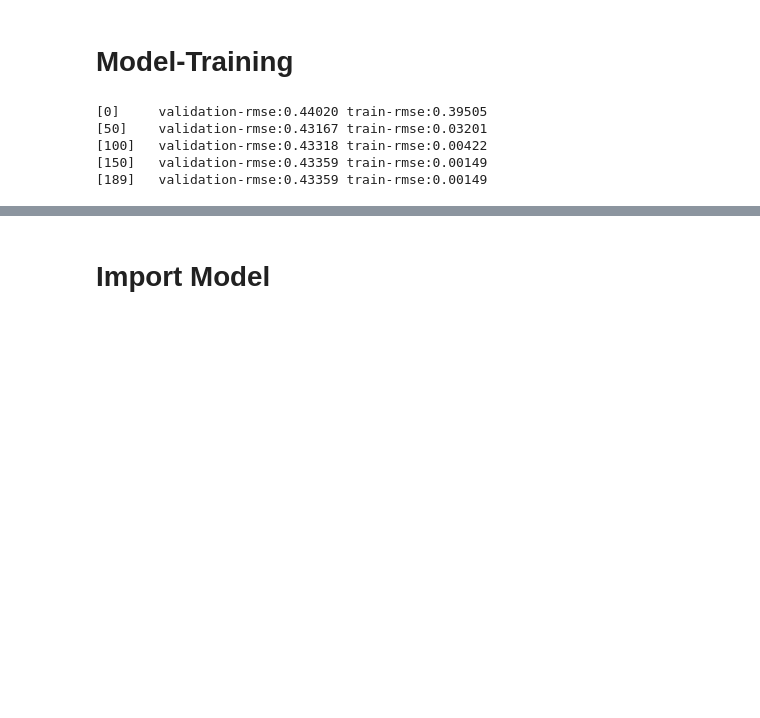
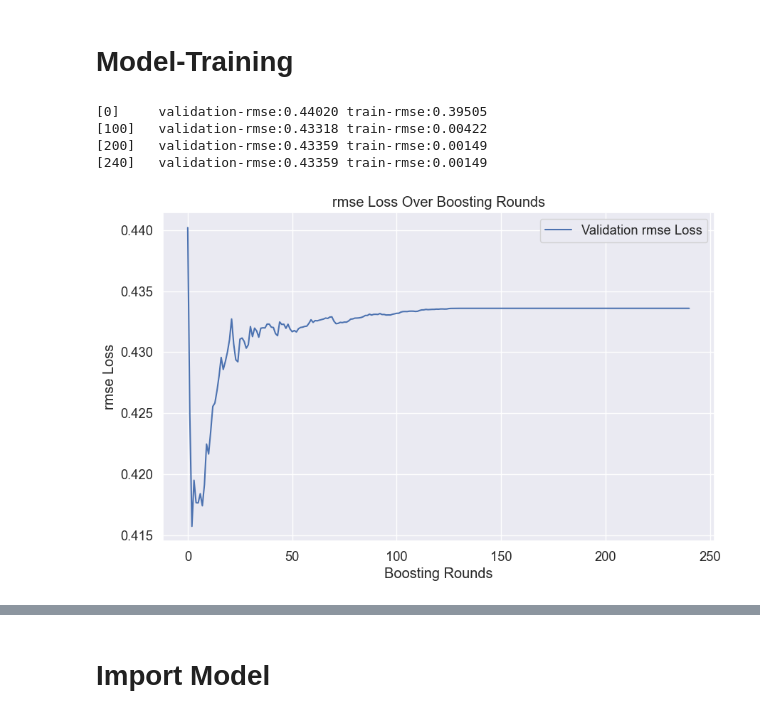
Before and after one commit to davidliu52/deeplearning, a Jupyter notebook: machine_learning/xgboost.ipynb, the cells around one changed output, grey strips where cells are left out. Cells and saved outputs as stored; diff of their text form; code cells hidden in the pictures; blank space fills up the shorter version.

```diff
--- a/machine_learning/xgboost.ipynb
+++ b/machine_learning/xgboost.ipynb
@@ -65,19 +65,41 @@ best_rmse
 # Model-Training
 # %%
 n = 10000
+evals_result = {}  # Create an empty dictionary to store the evaluation results
+params = {"objective": "reg:squarederror", "tree_method": "gpu_hist"}
 
 model = xgb.train(
    params=params,
    dtrain=dtrain_reg,
    num_boost_round=n,
    evals=evals,
-   verbose_eval=50,
+   verbose_eval=100,
    # Activate early stopping
-   early_stopping_rounds=50
+   evals_result=evals_result,  # Pass the dictionary to store results
+   early_stopping_rounds=100
 )
 # %% [output]
 [0]     validation-rmse:0.44020 train-rmse:0.39505
-[50]    validation-rmse:0.43167 train-rmse:0.03201
 [100]   validation-rmse:0.43318 train-rmse:0.00422
-[150]   validation-rmse:0.43359 train-rmse:0.00149
-[189]   validation-rmse:0.43359 train-rmse:0.00149
+[200]   validation-rmse:0.43359 train-rmse:0.00149
+[240]   validation-rmse:0.43359 train-rmse:0.00149
+# %%
+# Extract the log loss and error (1 - accuracy) from evals_result
+rmse_values = evals_result["validation"]["rmse"]
+# %%
+# Plot the log loss and error
+import matplotlib.pyplot as plt
+
+plt.figure(figsize=(10, 6))
+
+plt.title("rmse Loss Over Boosting Rounds")
+plt.xlabel("Boosting Rounds")
+plt.ylabel("rmse Loss")
+plt.plot(rmse_values, label="Validation rmse Loss")
+plt.legend()
+
+
+
+plt.show()
+# %% [output]
+[figure, added]
```
Also changed, not shown: parts of 4 cells of this notebook.
